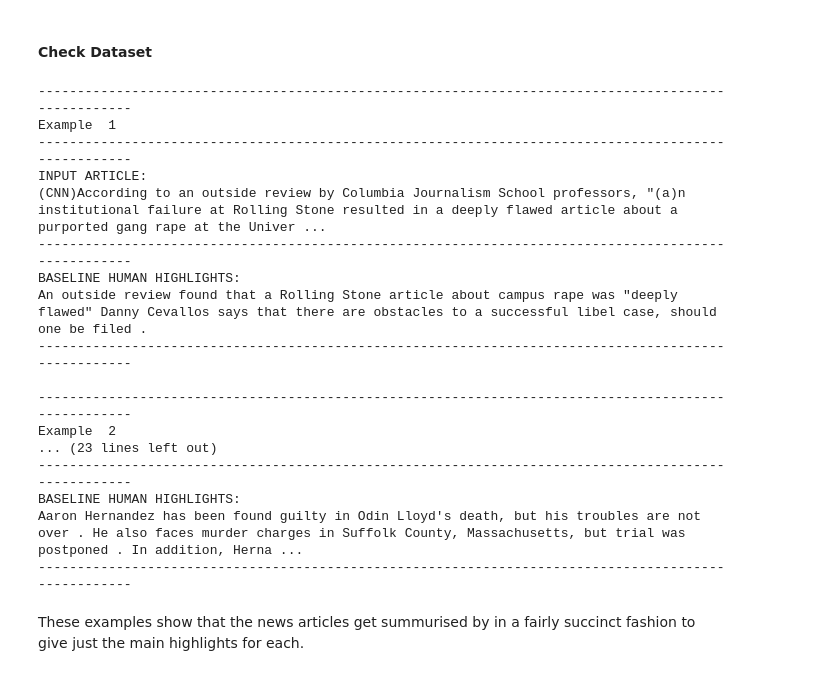
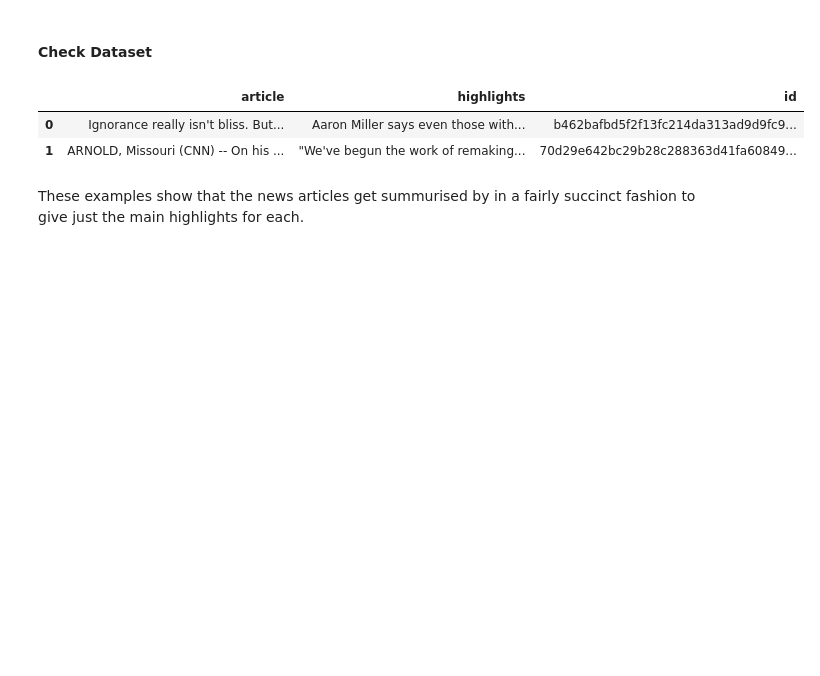
Before and after one commit to trow-land/Generative-AI, a Jupyter notebook: LLM_Projects/CNN_DailyMail_article_summariser.ipynb, the cells around one changed output. Drawn from its saved outputs; the diff is of its cells as text; code cells hidden in the pictures; blank space fills up the shorter version.

```diff
--- a/LLM_Projects/CNN_DailyMail_article_summariser.ipynb
+++ b/LLM_Projects/CNN_DailyMail_article_summariser.ipynb
@@ -29,42 +38,26 @@ DatasetDict({
 # %% [markdown]
 #### Check Dataset
 # %%
-# Exploring some examples from the dataset
+def show_random_elements(dataset, num_examples=2):
+    picks = []
+    for _ in range(num_examples):
+        pick = random.randint(0, len(dataset)-1)
+        while pick in picks:
+            pick = random.randint(0, len(dataset)-1)
+        picks.append(pick)
 
-example_indices = [50, 100, 154, 200]
+    df = pd.DataFrame(dataset[picks])
+    for column, typ in dataset.features.items():
+        if isinstance(typ, datasets.ClassLabel):
+            df[column] = df[column].transform(lambda i: typ.names[i])
+    display(HTML(df.to_html()))
 
 
-dash_line = 100 * '-'
-
-for i, index in enumerate(example_indices):
-    print(dash_line)
-    print('Example ', i + 1)
-    print(dash_line)
-    print('INPUT ARTICLE:')
-    print(dataset['test'][index]['article'])
-    print(dash_line)
-    print('BASELINE HUMAN HIGHLIGHTS:')
-    print(dataset['test'][index]['highlights'])
-    print(dash_line)
-    print()
+show_random_elements(dataset["train"])
 # %% [output]
-----------------------------------------------------------------------------------------------------
-Example  1
-----------------------------------------------------------------------------------------------------
-INPUT ARTICLE:
-(CNN)According to an outside review by Columbia Journalism School professors, "(a)n institutional failure at Rolling Stone resulted in a deeply flawed article about a purported gang rape at the Univer ...
-----------------------------------------------------------------------------------------------------
-BASELINE HUMAN HIGHLIGHTS:
-An outside review found that a Rolling Stone article about campus rape was "deeply flawed" Danny Cevallos says that there are obstacles to a successful libel case, should one be filed .
-----------------------------------------------------------------------------------------------------
-
-----------------------------------------------------------------------------------------------------
-Example  2
-... (23 lines left out)
-----------------------------------------------------------------------------------------------------
-BASELINE HUMAN HIGHLIGHTS:
-Aaron Hernandez has been found guilty in Odin Lloyd's death, but his troubles are not over . He also faces murder charges in Suffolk County, Massachusetts, but trial was postponed . In addition, Herna ...
-----------------------------------------------------------------------------------------------------
+|  | article | highlights | id |
+| 0 | Ignorance really isn't bliss. But... | Aaron Miller says even those with... | b462bafbd5f2f13fc214da313ad9d9fc9... |
+| 1 | ARNOLD, Missouri (CNN) -- On his ... | "We've begun the work of remaking... | 70d29e642bc29b28c288363d41fa60849... |
 # %% [markdown]
 These examples show that the news articles get summurised by in a fairly succinct fashion to give just the main highlights for each.
 # %% [markdown]
```
Also changed, not shown: parts of 48 cells of this notebook.
